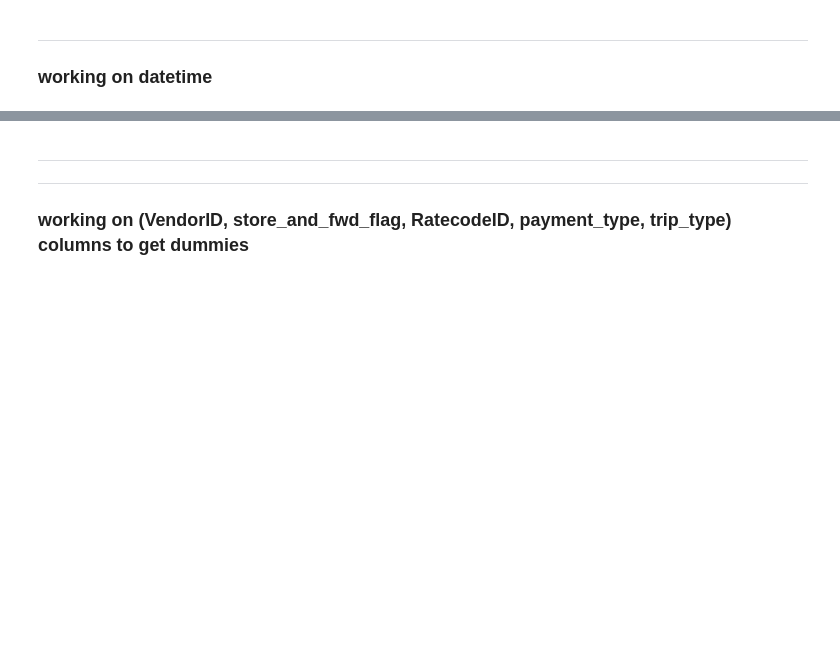
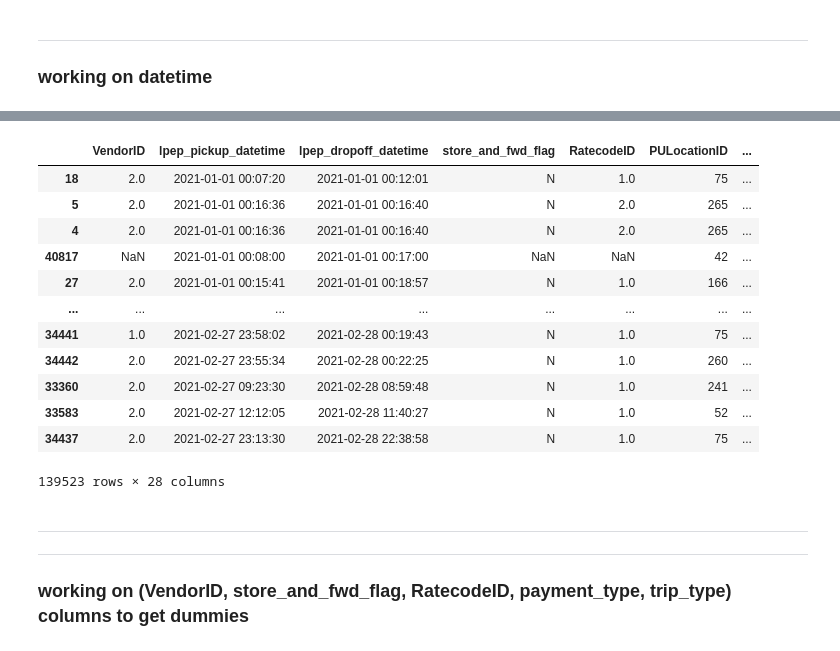
Before and after one commit to REHAB199/Linear-Regression-For-TLC-Trip-Record-Data, a Jupyter notebook: Code/1111.ipynb, the cells around one changed output, grey strips where cells are left out. Saved outputs shown, nothing was run; the diff lists cells and outputs as text; code cells hidden in the pictures; blank space fills up the shorter version.

```diff
--- a/Code/1111.ipynb
+++ b/Code/1111.ipynb
@@ -91,3 +255,21 @@ con_data.describe()
+# %%
+date = pd.Timestamp(2021,2,28)
+con_data = con_data[con_data['lpep_pickup_datetime'] <= date ]
+con_data
+# %% [output]
+|  | VendorID | lpep_pickup_datetime | lpep_dropoff_datetime | store_and_fwd_flag | RatecodeID | PULocationID | ... |
+| 18 | 2.0 | 2021-01-01 00:07:20 | 2021-01-01 00:12:01 | N | 1.0 | 75 | ... |
+| 5 | 2.0 | 2021-01-01 00:16:36 | 2021-01-01 00:16:40 | N | 2.0 | 265 | ... |
+| 4 | 2.0 | 2021-01-01 00:16:36 | 2021-01-01 00:16:40 | N | 2.0 | 265 | ... |
+| 40817 | NaN | 2021-01-01 00:08:00 | 2021-01-01 00:17:00 | NaN | NaN | 42 | ... |
+| 27 | 2.0 | 2021-01-01 00:15:41 | 2021-01-01 00:18:57 | N | 1.0 | 166 | ... |
+| ... | ... | ... | ... | ... | ... | ... | ... |
+| 34441 | 1.0 | 2021-02-27 23:58:02 | 2021-02-28 00:19:43 | N | 1.0 | 75 | ... |
+| 34442 | 2.0 | 2021-02-27 23:55:34 | 2021-02-28 00:22:25 | N | 1.0 | 260 | ... |
+| 33360 | 2.0 | 2021-02-27 09:23:30 | 2021-02-28 08:59:48 | N | 1.0 | 241 | ... |
+| 33583 | 2.0 | 2021-02-27 12:12:05 | 2021-02-28 11:40:27 | N | 1.0 | 52 | ... |
+| 34437 | 2.0 | 2021-02-27 23:13:30 | 2021-02-28 22:38:58 | N | 1.0 | 75 | ... |
+139523 rows × 28 columns
 # %% [markdown]
 ---
 ---
```
Also changed, not shown: parts of 56 cells of this notebook.
